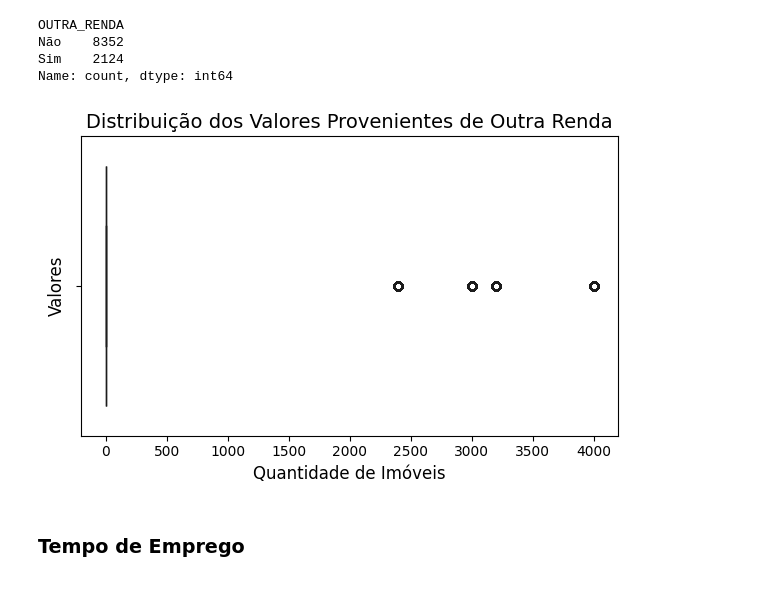
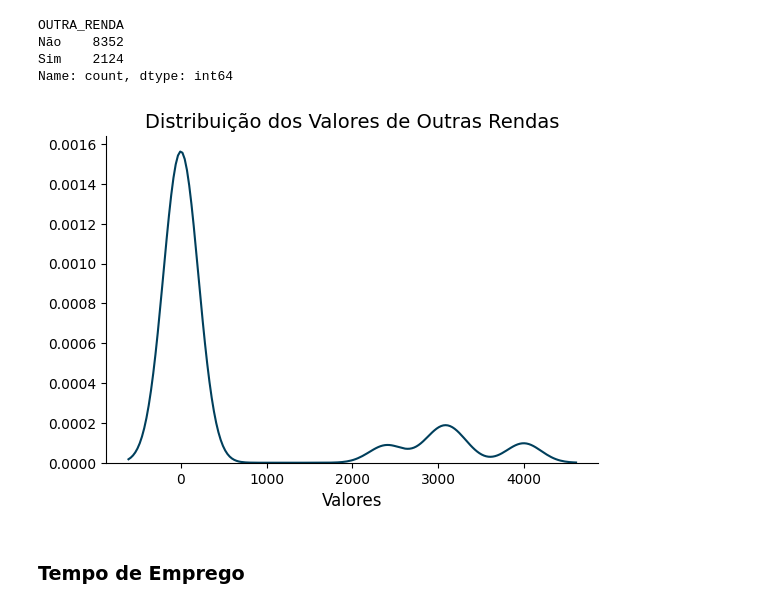
Before and after one commit to AnnaPaulaFigueiredo/credit-score, a Jupyter notebook: data_analysis.ipynb, the cells around one changed output. Saved outputs shown, nothing was run; the diff lists cells and outputs as text; code cells hidden in the pictures.

```diff
--- a/data_analysis.ipynb
+++ b/data_analysis.ipynb
@@ -890,15 +1032,15 @@ Sim    2124
 Name: count, dtype: int64
 # %%
 plot_config = {'figsize':(6, 4),
-               'title':'Distribuição dos Valores Provenientes de Outra Renda',
-               'x_label':'Quantidade de Imóveis',
-               'y_label':'Valores',
+               'title':'Distribuição dos Valores de Outras Rendas',
+               'x_label':'Valores',
+               'y_label':'',
                'axis_font_size': 12,
                'title_size': 14,
                }
-plot_boxplot_simple (df, 'OUTRA_RENDA_VALOR',plot_config)
+plot_displot_simple (df, 'OUTRA_RENDA_VALOR', plot_config)
 # %% [output]
-[figure, old version]
+[figure, new version]
 # %% [markdown]
 ### Tempo de Emprego
 # %% [markdown]
```
Also changed, not shown: parts of 53 cells of this notebook.
